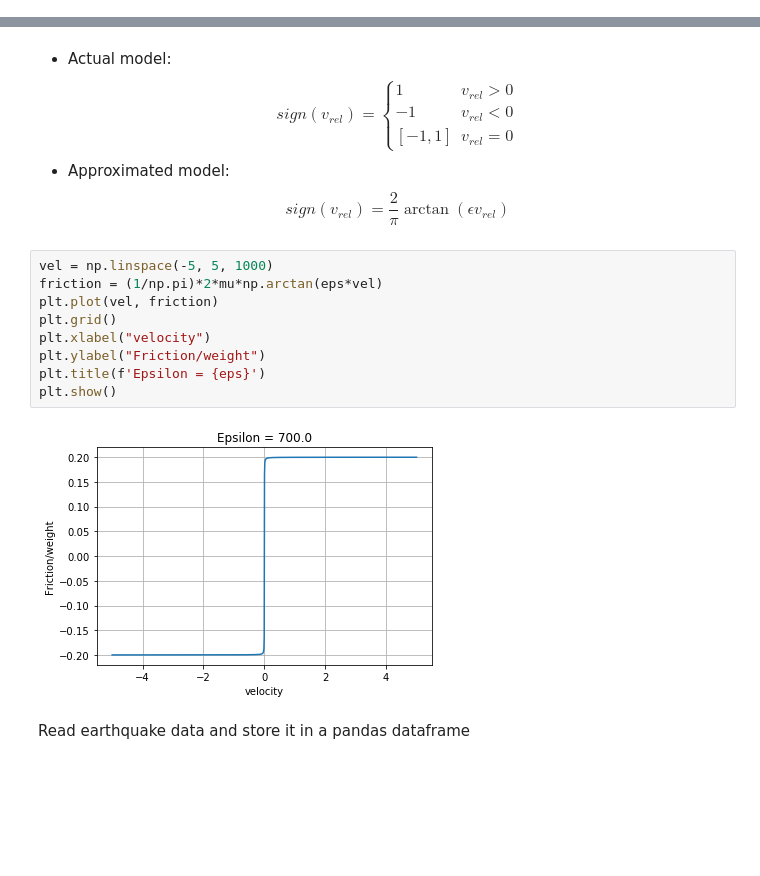
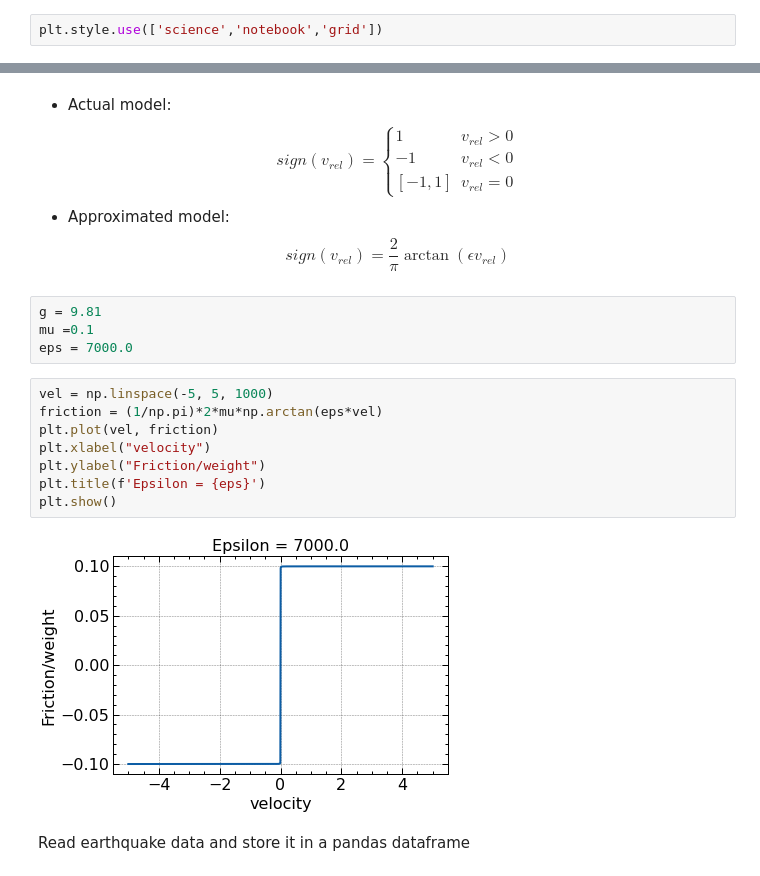
Before and after one commit to nkalauni/low-cost-base-isolation, a Jupyter notebook: direct_method.ipynb, the cells around one changed output, grey strips where cells are left out. Drawn from its saved outputs; the diff is of its cells as text; blank space fills up the shorter version.

```diff
--- a/direct_method.ipynb
+++ b/direct_method.ipynb
@@ -6,6 +6,8 @@ from numpy import arctan
 from scipy import integrate
 from scipy.interpolate import interp1d
 import matplotlib.pyplot as plt
+# %%
+plt.style.use(['science','notebook','grid'])
 # %% [markdown]
 Define all necessary variables:
 
@@ -165,17 +155,20 @@ sign(v_{rel}) = \begin{cases} 1 & v_{rel}>0 \\ -1 & v_{rel}<0 \\ [-1,1] & v_{rel
 $$
 * Approximated model:
 $$sign(v_{rel}) = \frac{2}{\pi} \arctan(\epsilon v_{rel})$$
+# %%
+g = 9.81
+mu =0.1
+eps = 7000.0
 # %%
 vel = np.linspace(-5, 5, 1000)
 friction = (1/np.pi)*2*mu*np.arctan(eps*vel)
 plt.plot(vel, friction)
-plt.grid()
 plt.xlabel("velocity")
 plt.ylabel("Friction/weight")
 plt.title(f'Epsilon = {eps}')
 plt.show()
 # %% [output]
-[figure, old version]
+[figure, new version]
 # %% [markdown]
 Read earthquake data and store it in a pandas dataframe
 # %%
```
Also changed, not shown: parts of 29 cells of this notebook.
